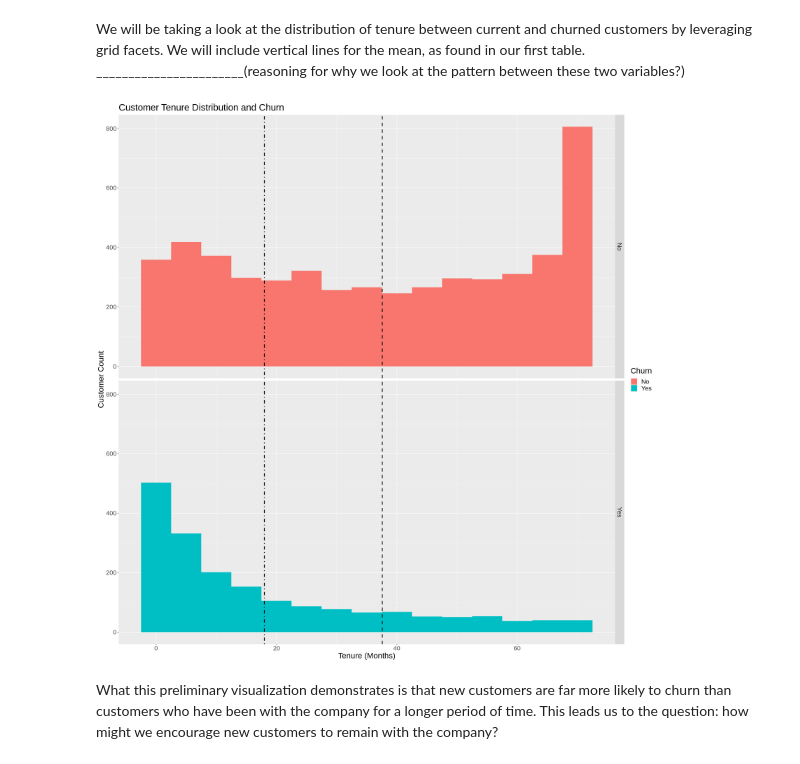
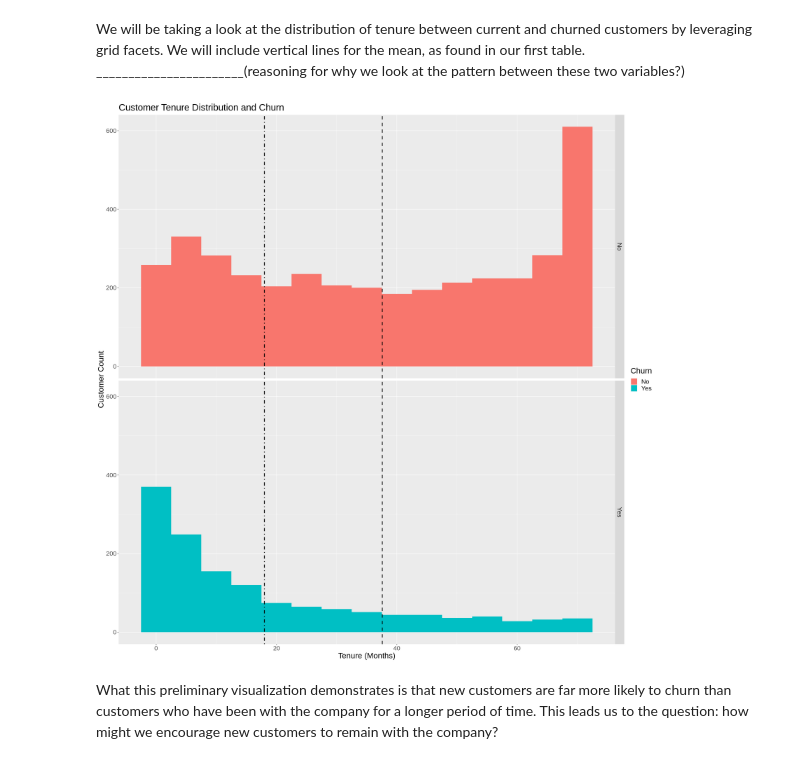
Before and after one commit to adaws01/Group39DSCI, a Jupyter notebook: Group_39_Proposal_V2_Alternate.ipynb, the cells around one changed output. Drawn from its saved outputs; the diff is of its cells as text; code cells hidden in the pictures.

```diff
--- a/Group_39_Proposal_V2_Alternate.ipynb
+++ b/Group_39_Proposal_V2_Alternate.ipynb
@@ -191,19 +191,19 @@ We will be taking a look at the distribution of tenure between current and churn
 # %%
 options(repr.plot.width = 20, repr.plot.height = 20)
 
-tenure_dist <- churn_data_vars %>%
+tenure_dist <- churn_train %>%
     ggplot(aes(x=Tenure, fill=Churn))+
     geom_histogram(position="identity", binwidth=5)+
     facet_grid(Churn ~.)+
     theme(text=element_text(size=20))+
     labs(x="Tenure (Months)",y="Customer Count",fill="Churn")+
     ggtitle("Customer Tenure Distribution and Churn")+
     geom_vline(xintercept=pull(filter(churn_tenure_charge,Churn=="No"),Mean.Tenure),linetype="dashed",size=1.0)+
     geom_vline(xintercept=pull(filter(churn_tenure_charge,Churn=="Yes"),Mean.Tenure),linetype="dotdash",size=1.0)
 
 tenure_dist
 # %% [output]
-[figure, old version]
+[figure, new version]
 # %% [markdown]
 What this preliminary visualization demonstrates is that new customers are far more likely to churn than customers who have been with the company for a longer period of time. This leads us to the question: how might we encourage new customers to remain with the company?
 # %% [markdown]
```
Also changed, not shown: parts of 5 cells of this notebook.
